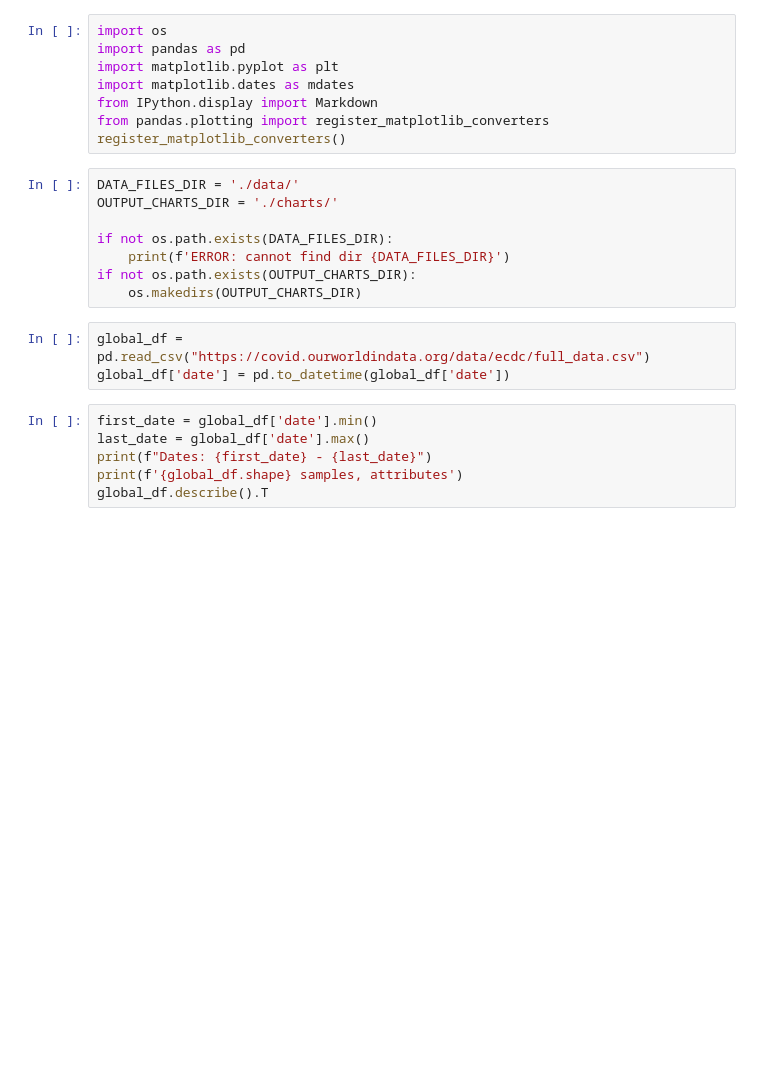
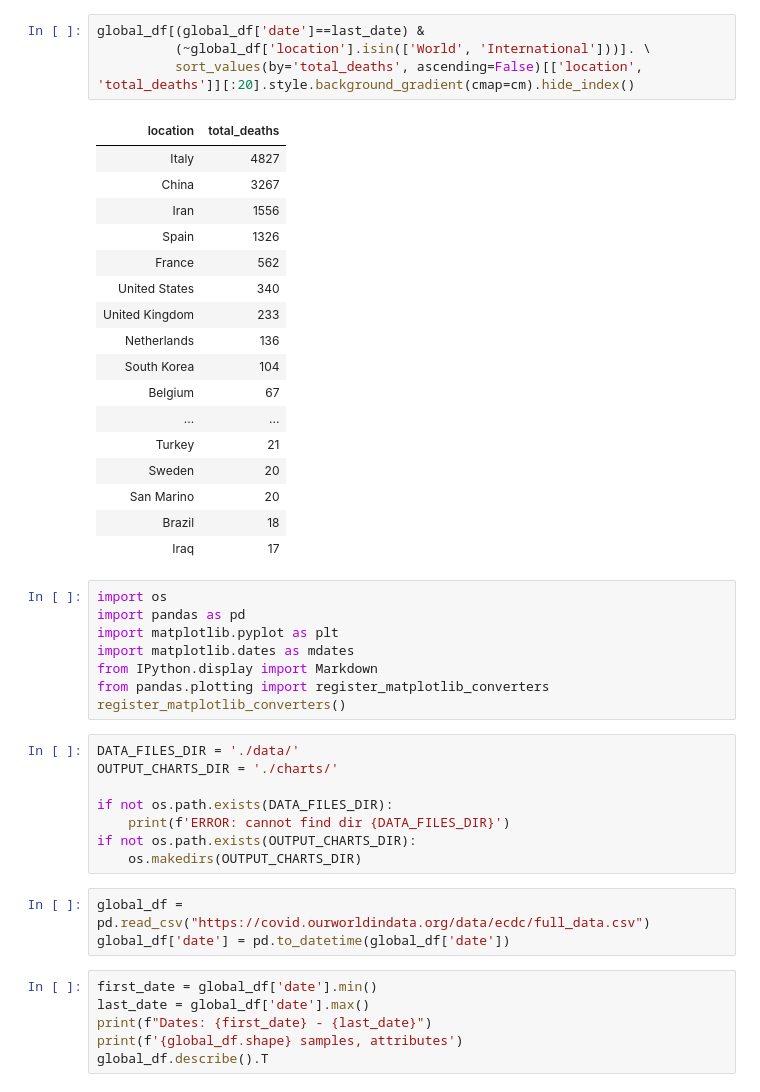
Before and after one commit to m322/portfolio, a Jupyter notebook: covid-19/world_wide.ipynb, the cells around one changed output. Saved outputs shown, nothing was run; the diff lists cells and outputs as text; blank space fills up the shorter version.

```diff
--- a/covid-19/world_wide.ipynb
+++ b/covid-19/world_wide.ipynb
@@ -59,3 +65,25 @@ Follows a list of the top 20 countries in descending order of cases:
+# %%
+global_df[(global_df['date']==last_date) &
+          (~global_df['location'].isin(['World', 'International']))]. \
+          sort_values(by='total_deaths', ascending=False)[['location', 'total_deaths']][:20].style.background_gradient(cmap=cm).hide_index()
+# %% [output]
+| location | total_deaths |
+| Italy | 4827 |
+| China | 3267 |
+| Iran | 1556 |
+| Spain | 1326 |
+| France | 562 |
+| United States | 340 |
+| United Kingdom | 233 |
+| Netherlands | 136 |
+| South Korea | 104 |
+| Belgium | 67 |
+| ... | ... |
+| Turkey | 21 |
+| Sweden | 20 |
+| San Marino | 20 |
+| Brazil | 18 |
+| Iraq | 17 |
 # %%
 import os
 import pandas as pd
```
Also changed, not shown: parts of 6 cells of this notebook, 1 other file.
